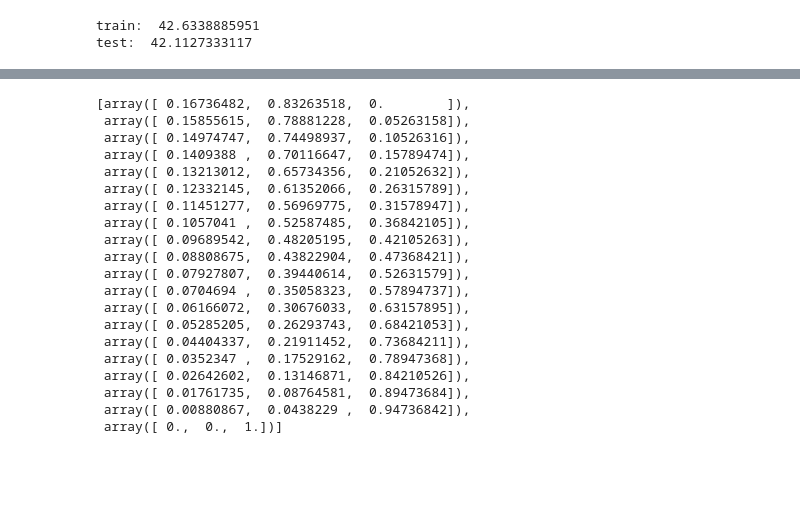
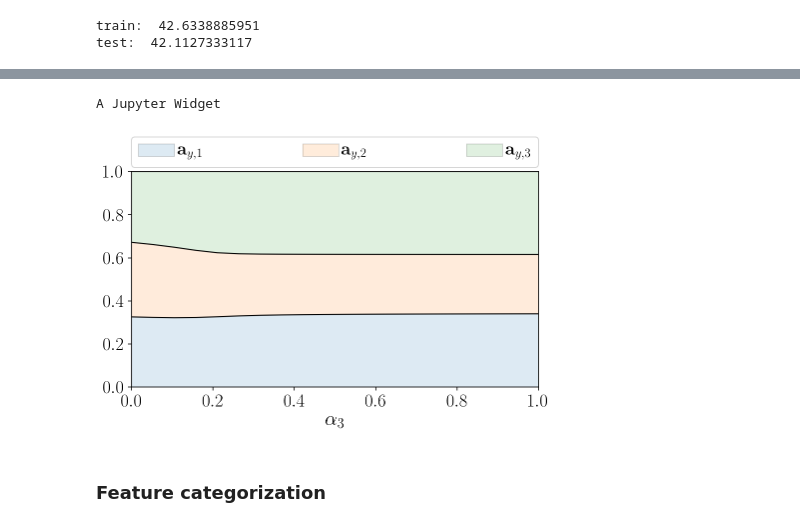
Before and after one commit to Intelligent-Systems-Phystech/MSThesis, a Jupyter notebook: code/main.ipynb, the cells around one changed output, grey strips where cells are left out. Saved outputs shown, nothing was run; the diff lists cells and outputs as text; code cells hidden in the pictures; blank space fills up the shorter version.

```diff
--- a/code/main.ipynb
+++ b/code/main.ipynb
@@ -549,23 +627,19 @@ plt.show()
-# %%
-alphas_history
-# %% [output]
-[array([ 0.16736482,  0.83263518,  0.        ]),
- array([ 0.15855615,  0.78881228,  0.05263158]),
- array([ 0.14974747,  0.74498937,  0.10526316]),
- array([ 0.1409388 ,  0.70116647,  0.15789474]),
- array([ 0.13213012,  0.65734356,  0.21052632]),
- array([ 0.12332145,  0.61352066,  0.26315789]),
- array([ 0.11451277,  0.56969775,  0.31578947]),
- array([ 0.1057041 ,  0.52587485,  0.36842105]),
- array([ 0.09689542,  0.48205195,  0.42105263]),
- array([ 0.08808675,  0.43822904,  0.47368421]),
- array([ 0.07927807,  0.39440614,  0.52631579]),
- array([ 0.0704694 ,  0.35058323,  0.57894737]),
- array([ 0.06166072,  0.30676033,  0.63157895]),
- array([ 0.05285205,  0.26293743,  0.68421053]),
- array([ 0.04404337,  0.21911452,  0.73684211]),
- array([ 0.0352347 ,  0.17529162,  0.78947368]),
- array([ 0.02642602,  0.13146871,  0.84210526]),
- array([ 0.01761735,  0.08764581,  0.89473684]),
- array([ 0.00880867,  0.0438229 ,  0.94736842]),
- array([ 0.,  0.,  1.])]
+# %%
+alpha3_array = np.linspace(0, 1, 20)
+score_history, alphas_history = score_vs_alpha3(mqpfs, alpha3_array)
+
+np.save('res/features_vs_alpha_ecog_3_1.npy', np.array(score_history))
+# %% [output]
+A Jupyter Widget
+# %%
+score_history = np.load('res/features_vs_alpha_ecog_3_1.npy')
+alpha3_array = np.linspace(0, 1, 20)
+
+n_x = n_features
+n_y = len(score_history[0]) - n_features
+
+plot_features_vs_alpha(n_x, n_y, alpha3_array, score_history, (6.5, 4))
+# %% [output]
+[figure, added]
+# %% [markdown]
+### Feature categorization
```
Also changed, not shown: parts of 80 cells of this notebook.
